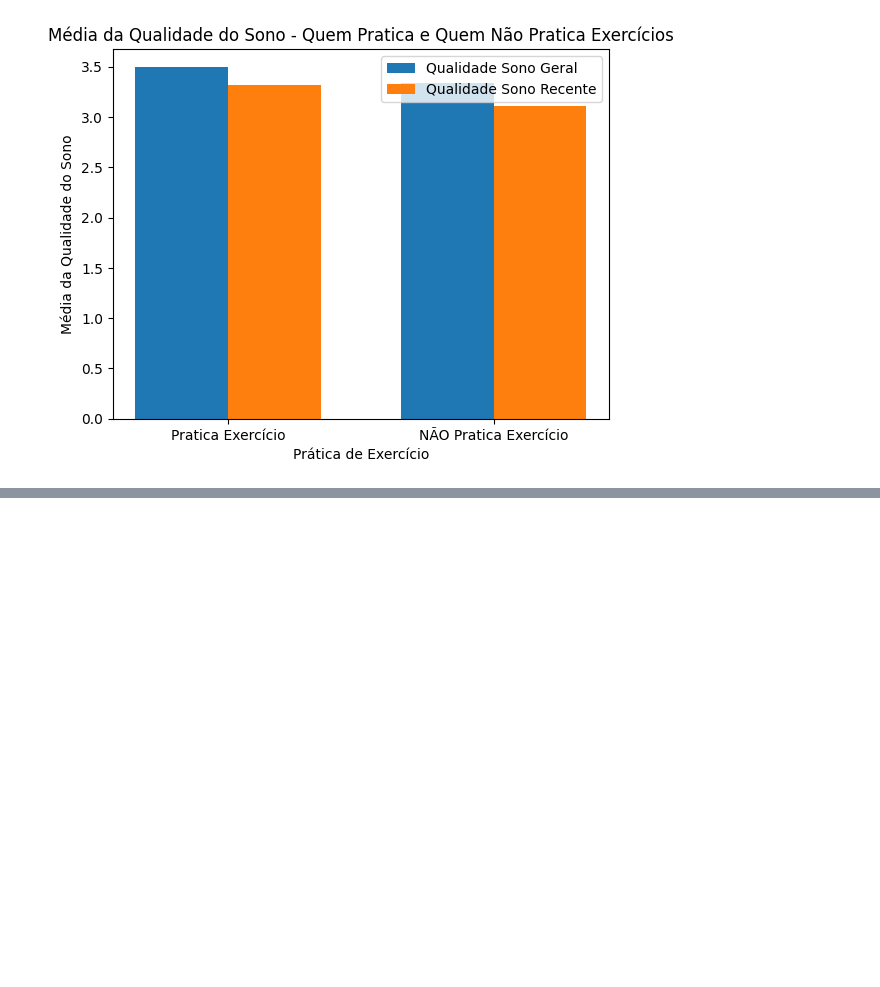
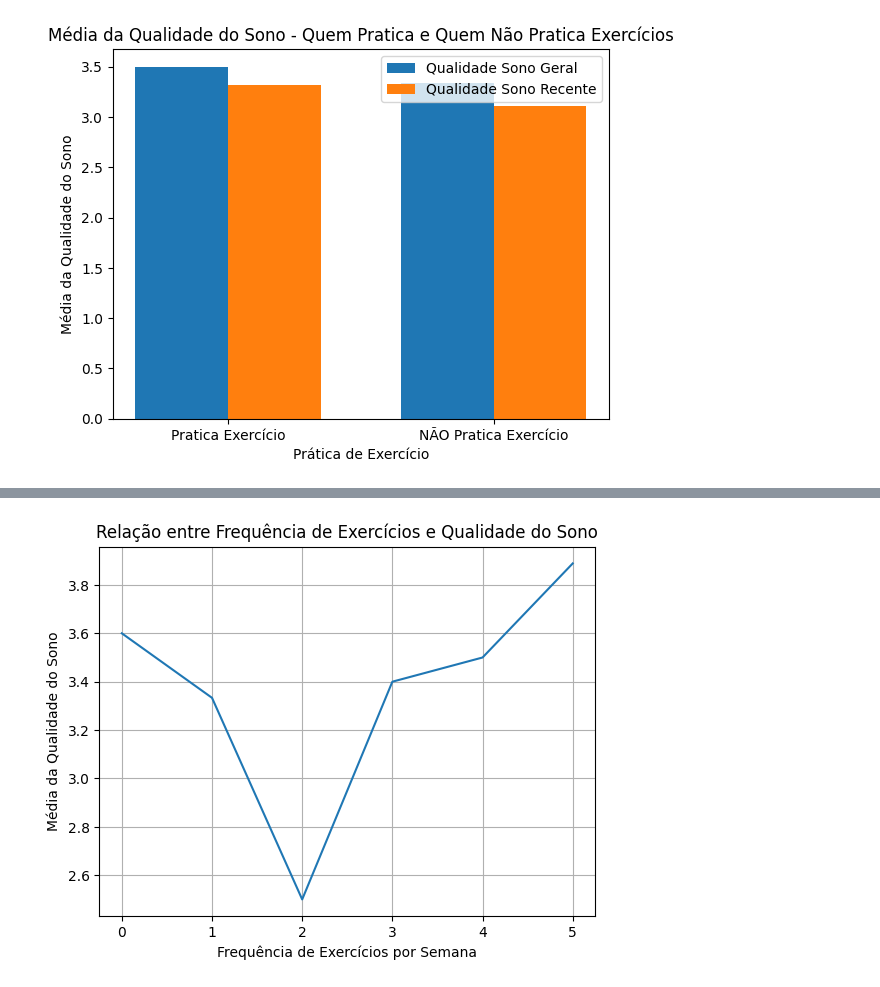
Before and after one commit to claytontey/DS_Unesp, a Jupyter notebook: Work_Git/Sofia Azevedo Rosa/Trabalho Bimestral 1/statistic_analisys.ipynb, the cells around one changed output, grey strips where cells are left out. Cells and saved outputs as stored; diff of their text form; code cells hidden in the pictures; blank space fills up the shorter version.

```diff
--- a/Work_Git/Sofia Azevedo Rosa/Trabalho Bimestral 1/statistic_analisys.ipynb
+++ b/Work_Git/Sofia Azevedo Rosa/Trabalho Bimestral 1/statistic_analisys.ipynb
@@ -115,0 +183,3 @@ plt.show()
+# %%
+df_regularxsleep = df.groupby('exercise_freq')[['sleep_quality', 'sleep_duration']].mean()
+df_regularxsleep
@@ -115,0 +195,12 @@ plt.show()
+# %%
+fix, ax = plt.subplots()
+ax.plot(df_regularxsleep.index.tolist(), df_regularxsleep["sleep_quality"].values)
+ax.set_title("Relação entre Frequência de Exercícios e Qualidade do Sono")
+ax.set_xlabel("Frequência de Exercícios por Semana")
+ax.set_ylabel("Média da Qualidade do Sono")
+ax.set_xticks(df_regularxsleep.index.tolist())
+
+plt.grid(True)
+plt.show()
+# %% [output]
+[figure, added]
```
Also changed, not shown: parts of 20 cells of this notebook, 1 other file.
